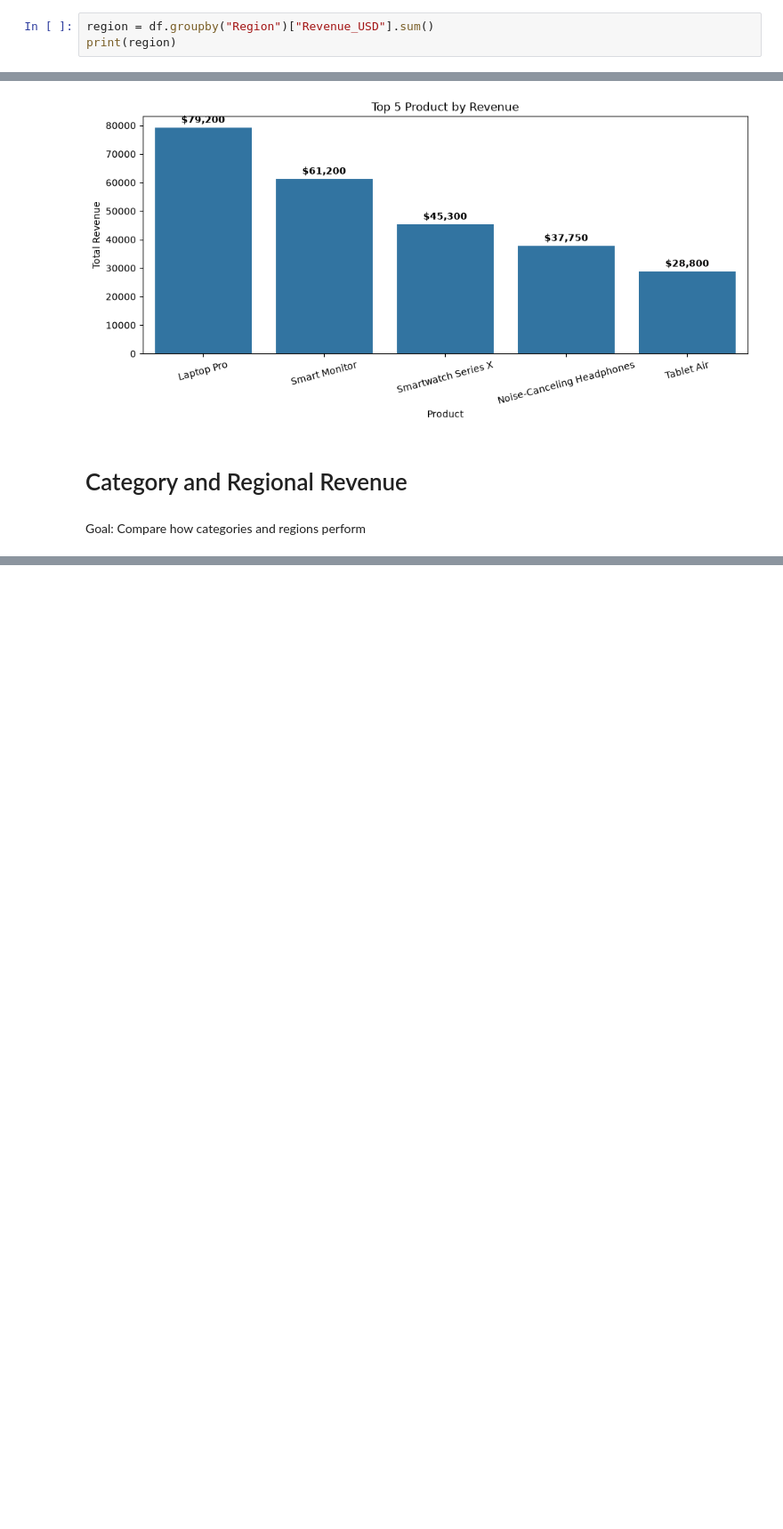
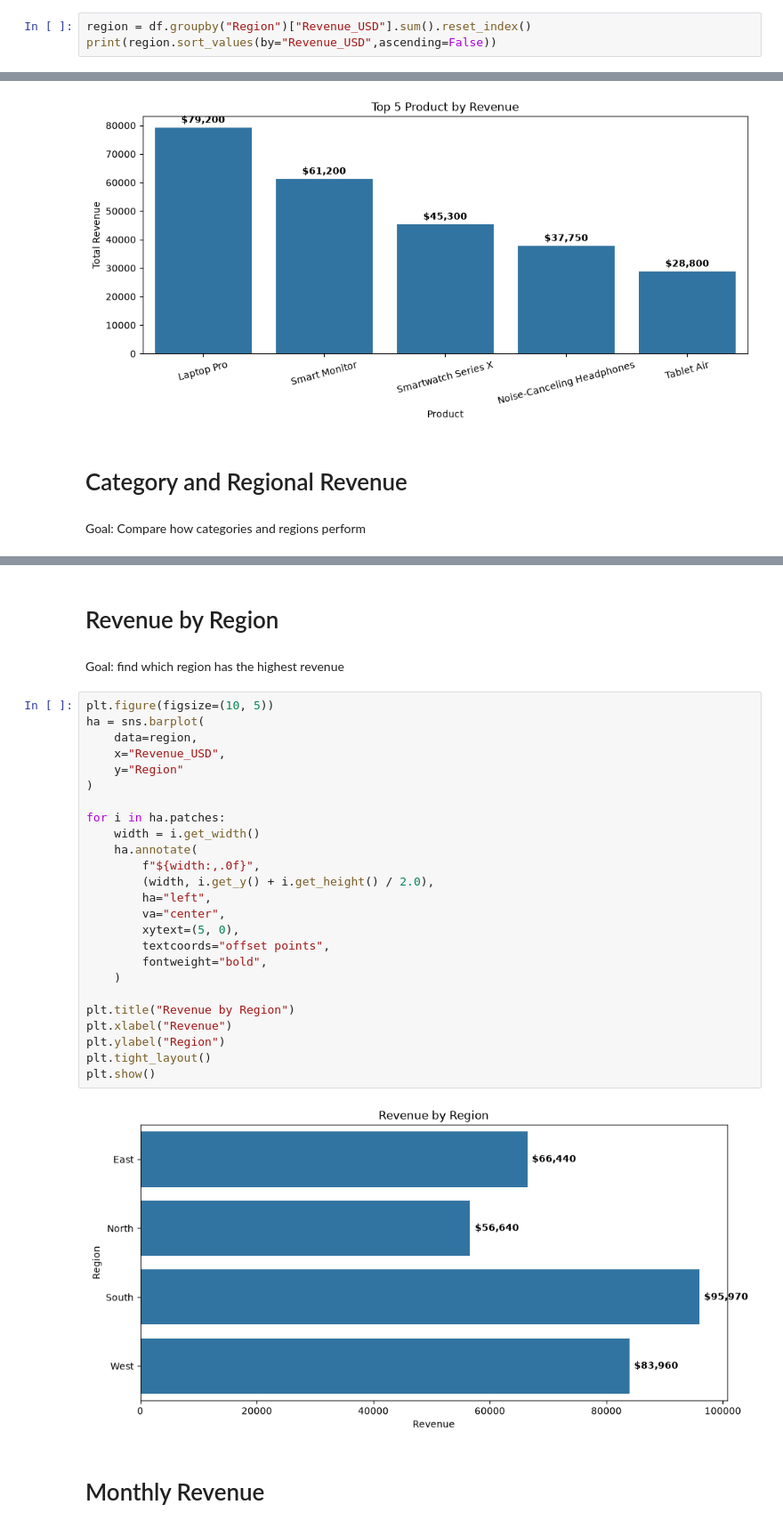
Before and after one commit to Abdurrahman-byte/Exploratory-Data-Analysis, a Jupyter notebook: data_analysis_final_project.ipynb, the cells around one changed output, grey strips where cells are left out. Shown at 89% size. Saved outputs shown, nothing was run; the diff lists cells and outputs as text; blank space fills up the shorter version.

```diff
--- a/data_analysis_final_project.ipynb
+++ b/data_analysis_final_project.ipynb
@@ -135,6 +135,6 @@ print(total_revenue)
 # %% [markdown]
 Goal: Compare total revenue across regions.
 # %%
-region = df.groupby("Region")["Revenue_USD"].sum()
-print(region)
+region = df.groupby("Region")["Revenue_USD"].sum().reset_index()
+print(region.sort_values(by="Revenue_USD",ascending=False))
 # %% [output]
@@ -229,0 +229,33 @@ plt.show()
+# %% [markdown]
+# Revenue by Region
+# %% [markdown]
+Goal: find which region has the highest revenue
+# %%
+plt.figure(figsize=(10, 5))
+ha = sns.barplot(
+    data=region,
+    x="Revenue_USD",
+    y="Region"
+)
+
+for i in ha.patches:
+    width = i.get_width()
+    ha.annotate(
+        f"${width:,.0f}",
+        (width, i.get_y() + i.get_height() / 2.0),
+        ha="left",
+        va="center",
+        xytext=(5, 0),
+        textcoords="offset points",
+        fontweight="bold",
+    )
+
+plt.title("Revenue by Region")
+plt.xlabel("Revenue")
+plt.ylabel("Region")
+plt.tight_layout()
+plt.show()
+# %% [output]
+[figure, added]
+# %% [markdown]
+# Monthly Revenue
```
Also changed, not shown: parts of 21 cells of this notebook.
